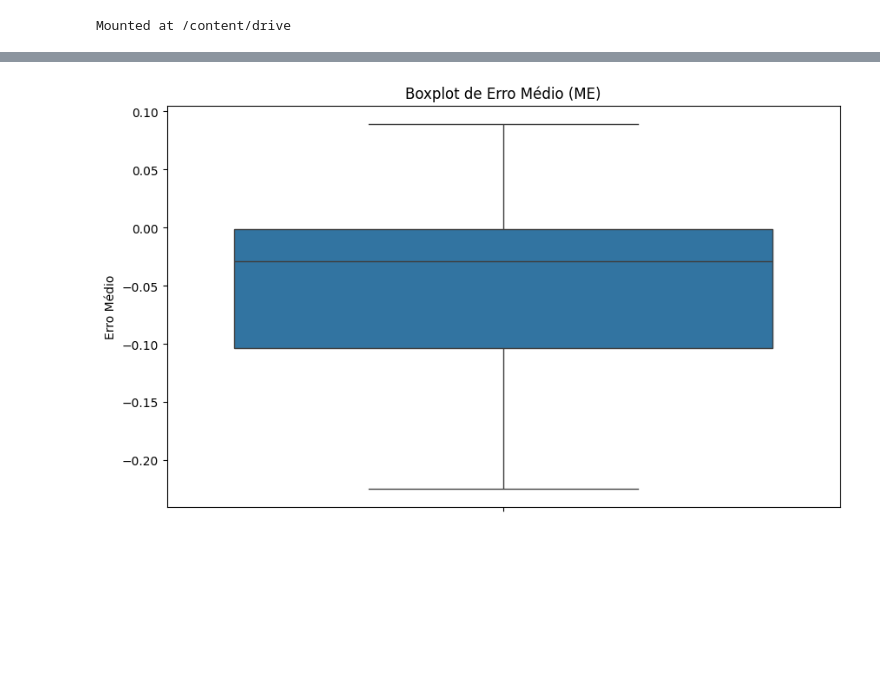
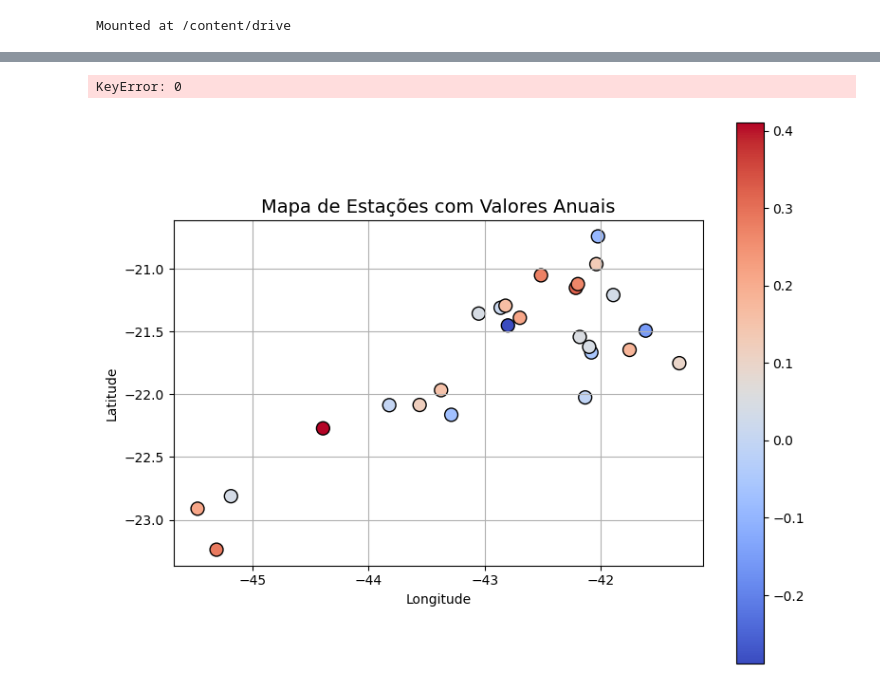
Before and after one commit to capozzolicaluan/MSWEPtest, a Jupyter notebook: spatial_analyst.ipynb, the cells around one changed output, grey strips where cells are left out. Saved outputs shown, nothing was run; the diff lists cells and outputs as text; code cells hidden in the pictures; blank space fills up the shorter version.

```diff
--- a/spatial_analyst.ipynb
+++ b/spatial_analyst.ipynb
@@ -169,13 +67,34 @@ for estacao_i in range(dados_mswep.shape[1]-1):
-# %%
-# prompt: criar um boxplot com erro_me
-
-import matplotlib.pyplot as plt
-import seaborn as sns
-
-plt.figure(figsize=(10, 6))
-sns.boxplot(y=erro_me)
-plt.title('Boxplot de Erro Médio (ME)')
-plt.ylabel('Erro Médio')
-plt.show()
-# %% [output]
-[figure, removed]
+# %%
+# prompt: fazer uma lista com os nomes das chaves dos dicionarios do erros_dicionario
+
+nomes_chaves = list(erros_dicionario.keys())
+nomes_chaves
+# %% [output]
+KeyError: 0
+# %%
+# Criar GeoDataFrame com geometria de pontos
+gdf = gpd.GeoDataFrame(
+    df,
+    geometry=gpd.points_from_xy(df['Longitude'], df['Latitude']),
+    crs="EPSG:4326"
+)
+
+# Plotar
+fig, ax = plt.subplots(figsize=(8, 6))
+gdf.plot(
+    ax=ax,
+    column='Anual',
+    cmap='coolwarm',      # cores azul-vermelho
+    legend=True,
+    markersize=100,
+    edgecolor='black'
+)
+
+ax.set_title("Mapa de Estações com Valores Anuais", fontsize=14)
+ax.set_xlabel("Longitude")
+ax.set_ylabel("Latitude")
+ax.grid(True)
+plt.tight_layout()
+plt.show()
+# %% [output]
+[figure, added]
```
Also changed, not shown: parts of 9 cells of this notebook.
